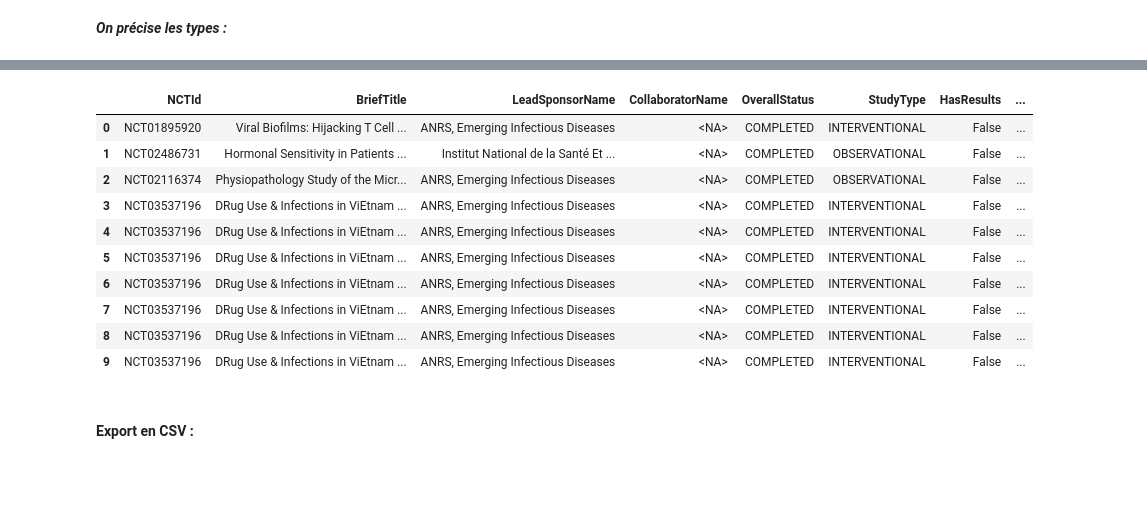
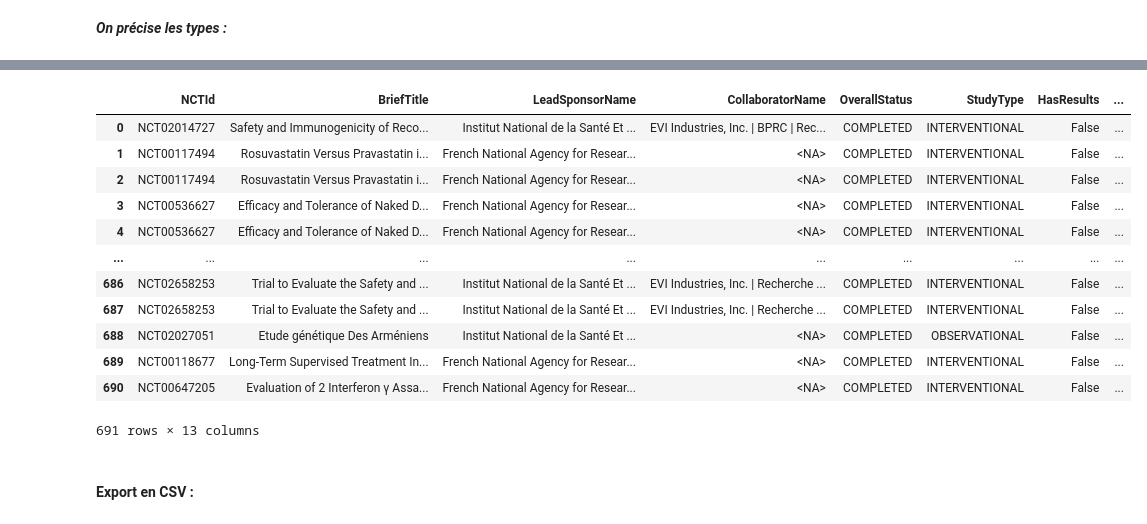
Before and after one commit to Inserm-IST/BSO-Inserm-Sante, a Jupyter notebook: 01_extraction_donnees_sante.ipynb, the cells around one changed output, grey strips where cells are left out. Saved outputs shown, nothing was run; the diff lists cells and outputs as text; code cells hidden in the pictures; blank space fills up the shorter version.

```diff
--- a/01_extraction_donnees_sante.ipynb
+++ b/01_extraction_donnees_sante.ipynb
@@ -190,21 +286,27 @@ def concatenate_collaborator_list(collaborator_list):
 # %%
 studies_list = []
-for study in response.json()["studies"]:
+for study in response.json()['studies']:
     study_dict = {
-        'NCTId' : study["protocolSection"]["identificationModule"]["nctId"],
-        'BriefTitle' : study["protocolSection"]["identificationModule"]["briefTitle"],
-        'LeadSponsorName' : study["protocolSection"]["sponsorCollaboratorsModule"]["leadSponsor"]["name"],
-        "CollaboratorName": concatenate_collaborator_list(
-            [c["name"] for c in (
-                    study["protocolSection"]["sponsorCollaboratorsModule"].get("collaborators", [])  # can be missing
+        'NCTId': study['protocolSection']['identificationModule']['nctId'],
+        'BriefTitle': study['protocolSection']['identificationModule']['briefTitle'],
+        'LeadSponsorName': study['protocolSection']['sponsorCollaboratorsModule']['leadSponsor']['name'],
+        'CollaboratorName': concatenate_collaborator_list(
+            [
+                c['name']
+                for c in (
+                    study['protocolSection']['sponsorCollaboratorsModule'].get('collaborators', [])  # can be missing
                 )
             ]
         ),
-        'OverallStatus' : study["protocolSection"]["statusModule"]["overallStatus"],
-        'StudyType' : study["protocolSection"]["designModule"]["studyType"],
-        'HasResults' : study["hasResults"],
-        'StudyFirstPostDate' : study["protocolSection"]["statusModule"]["studyFirstPostDateStruct"]["date"],
-        'Reference' : study["protocolSection"].get("referencesModule", {}).get("references"), # can be missing
+        'OverallStatus': study['protocolSection']['statusModule']['overallStatus'],
+        'StudyType': study['protocolSection']['designModule']['studyType'],
+        'HasResults': study['hasResults'],
+        'StudyFirstPostDate': study['protocolSection']['statusModule']['studyFirstPostDateStruct']['date'],
+        'StartDate': study['protocolSection']['statusModule'].get('startDateStruct', {}).get('date', None),  # can be missing
+        # 'PrimaryCompletionDate' : study["protocolSection"]["statusModule"].get('primaryCompletionDateStruct', {}).get('date', None), # can be missing
+        'CompletionDate': study['protocolSection']['statusModule'].get('completionDateStruct', {}).get('date', None),  # can be missing
+        'Reference': study['protocolSection'].get('referencesModule', {}).get('references', []),  # can be missing
     }
     studies_list.append(study_dict)
+
 print(json.dumps(studies_list, indent=2))
@@ -253,5 +417,5 @@ df_ct_references
 # %% [markdown]
 On réassemble la dataFrame complète:
 # %%
-df_ct = df_ct.join(df_references)
+df_ct = df_ct.join(df_ct_references)
 df_ct
@@ -269,17 +468,19 @@ df_ct.info()
 # %%
-df_ct.head(10)
+df_ct
 # %% [output]
 |  | NCTId | BriefTitle | LeadSponsorName | CollaboratorName | OverallStatus | StudyType | HasResults | ... |
-| 0 | NCT01895920 | Viral Biofilms: Hijacking T Cell ... | ANRS, Emerging Infectious Diseases | <NA> | COMPLETED | INTERVENTIONAL | False | ... |
-| 1 | NCT02486731 | Hormonal Sensitivity in Patients ... | Institut National de la Santé Et ... | <NA> | COMPLETED | OBSERVATIONAL | False | ... |
-| 2 | NCT02116374 | Physiopathology Study of the Micr... | ANRS, Emerging Infectious Diseases | <NA> | COMPLETED | OBSERVATIONAL | False | ... |
-| 3 | NCT03537196 | DRug Use & Infections in ViEtnam ... | ANRS, Emerging Infectious Diseases | <NA> | COMPLETED | INTERVENTIONAL | False | ... |
-| 4 | NCT03537196 | DRug Use & Infections in ViEtnam ... | ANRS, Emerging Infectious Diseases | <NA> | COMPLETED | INTERVENTIONAL | False | ... |
-| 5 | NCT03537196 | DRug Use & Infections in ViEtnam ... | ANRS, Emerging Infectious Diseases | <NA> | COMPLETED | INTERVENTIONAL | False | ... |
-| 6 | NCT03537196 | DRug Use & Infections in ViEtnam ... | ANRS, Emerging Infectious Diseases | <NA> | COMPLETED | INTERVENTIONAL | False | ... |
-| 7 | NCT03537196 | DRug Use & Infections in ViEtnam ... | ANRS, Emerging Infectious Diseases | <NA> | COMPLETED | INTERVENTIONAL | False | ... |
-| 8 | NCT03537196 | DRug Use & Infections in ViEtnam ... | ANRS, Emerging Infectious Diseases | <NA> | COMPLETED | INTERVENTIONAL | False | ... |
-| 9 | NCT03537196 | DRug Use & Infections in ViEtnam ... | ANRS, Emerging Infectious Diseases | <NA> | COMPLETED | INTERVENTIONAL | False | ... |
+| 0 | NCT02014727 | Safety and Immunogenicity of Reco... | Institut National de la Santé Et ... | EVI Industries, Inc. | BPRC | Rec... | COMPLETED | INTERVENTIONAL | False | ... |
+| 1 | NCT00117494 | Rosuvastatin Versus Pravastatin i... | French National Agency for Resear... | <NA> | COMPLETED | INTERVENTIONAL | False | ... |
+| 2 | NCT00117494 | Rosuvastatin Versus Pravastatin i... | French National Agency for Resear... | <NA> | COMPLETED | INTERVENTIONAL | False | ... |
+| 3 | NCT00536627 | Efficacy and Tolerance of Naked D... | French National Agency for Resear... | <NA> | COMPLETED | INTERVENTIONAL | False | ... |
+| 4 | NCT00536627 | Efficacy and Tolerance of Naked D... | French National Agency for Resear... | <NA> | COMPLETED | INTERVENTIONAL | False | ... |
+| ... | ... | ... | ... | ... | ... | ... | ... | ... |
+| 686 | NCT02658253 | Trial to Evaluate the Safety and ... | Institut National de la Santé Et ... | EVI Industries, Inc. | Recherche ... | COMPLETED | INTERVENTIONAL | False | ... |
+| 687 | NCT02658253 | Trial to Evaluate the Safety and ... | Institut National de la Santé Et ... | EVI Industries, Inc. | Recherche ... | COMPLETED | INTERVENTIONAL | False | ... |
+| 688 | NCT02027051 | Etude génétique Des Arméniens | Institut National de la Santé Et ... | <NA> | COMPLETED | OBSERVATIONAL | False | ... |
+| 689 | NCT00118677 | Long-Term Supervised Treatment In... | French National Agency for Resear... | <NA> | COMPLETED | INTERVENTIONAL | False | ... |
+| 690 | NCT00647205 | Evaluation of 2 Interferon γ Assa... | French National Agency for Resear... | <NA> | COMPLETED | INTERVENTIONAL | False | ... |
+691 rows × 13 columns
 # %% [markdown]
 #### Export en CSV :
 # %%
```
Also changed, not shown: parts of 77 cells of this notebook.
